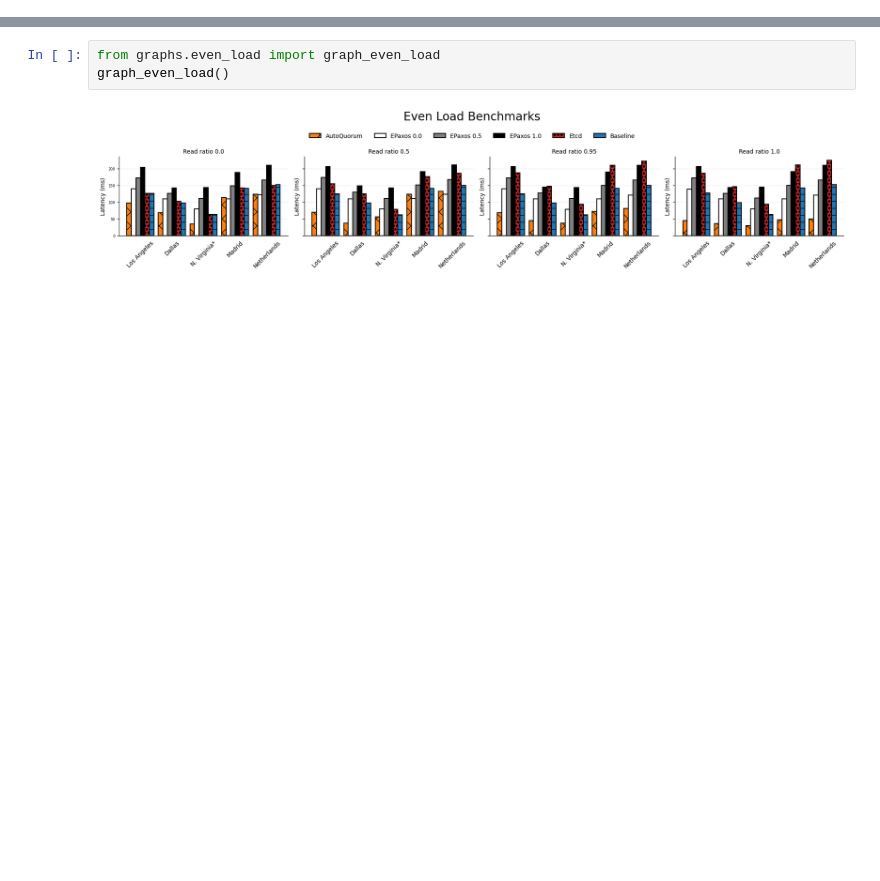
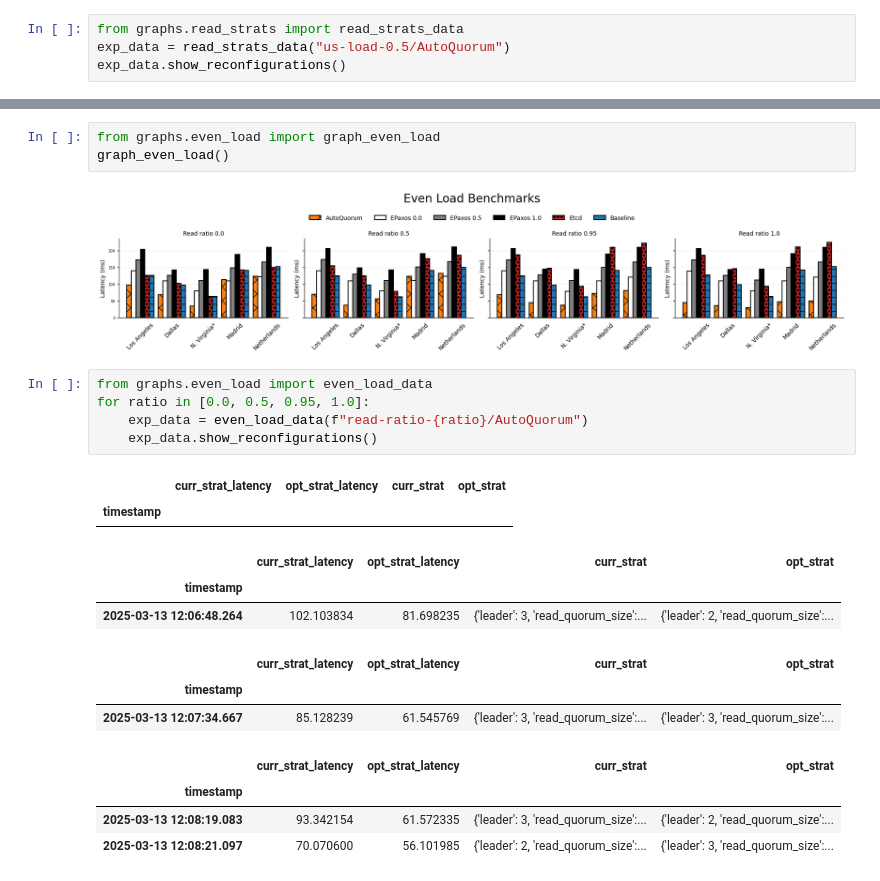
Before and after one commit to kevin-harrison/auto-quorum, a Jupyter notebook: benchmarks/graph_experiments.ipynb, the cells around one changed output, grey strips where cells are left out. Drawn from its saved outputs; the diff is of its cells as text; blank space fills up the shorter version.

```diff
--- a/benchmarks/graph_experiments.ipynb
+++ b/benchmarks/graph_experiments.ipynb
@@ -43,0 +73,4 @@ graph_read_strats_over_workloads()
+# %%
+from graphs.read_strats import read_strats_data
+exp_data = read_strats_data("us-load-0.5/AutoQuorum")
+exp_data.show_reconfigurations()
@@ -57,3 +128,21 @@ from graphs.even_load import graph_even_load
 graph_even_load()
 # %% [output]
 [figure]
+# %%
+from graphs.even_load import even_load_data
+for ratio in [0.0, 0.5, 0.95, 1.0]:
+    exp_data = even_load_data(f"read-ratio-{ratio}/AutoQuorum")
+    exp_data.show_reconfigurations()
+# %% [output]
+|  | curr_strat_latency | opt_strat_latency | curr_strat | opt_strat |
+| timestamp |  |  |  |  |
+|  | curr_strat_latency | opt_strat_latency | curr_strat | opt_strat |
+| timestamp |  |  |  |  |
+| 2025-03-13 12:06:48.264 | 102.103834 | 81.698235 | {'leader': 3, 'read_quorum_size':... | {'leader': 2, 'read_quorum_size':... |
+|  | curr_strat_latency | opt_strat_latency | curr_strat | opt_strat |
+| timestamp |  |  |  |  |
+| 2025-03-13 12:07:34.667 | 85.128239 | 61.545769 | {'leader': 3, 'read_quorum_size':... | {'leader': 3, 'read_quorum_size':... |
+|  | curr_strat_latency | opt_strat_latency | curr_strat | opt_strat |
+| timestamp |  |  |  |  |
+| 2025-03-13 12:08:19.083 | 93.342154 | 61.572335 | {'leader': 3, 'read_quorum_size':... | {'leader': 2, 'read_quorum_size':... |
+| 2025-03-13 12:08:21.097 | 70.070600 | 56.101985 | {'leader': 2, 'read_quorum_size':... | {'leader': 3, 'read_quorum_size':... |
```
Also changed, not shown: parts of 20 cells of this notebook, 9 other files.
